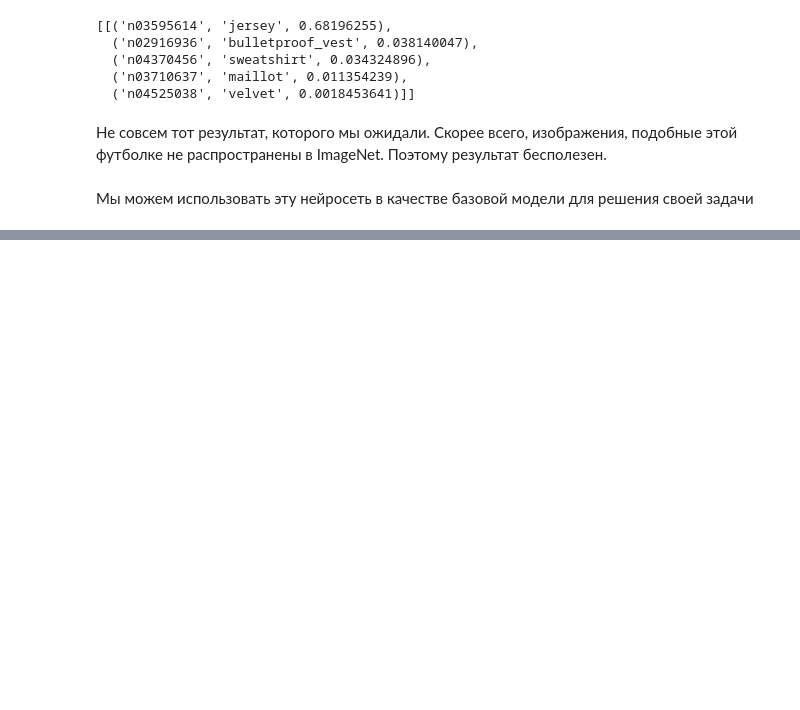
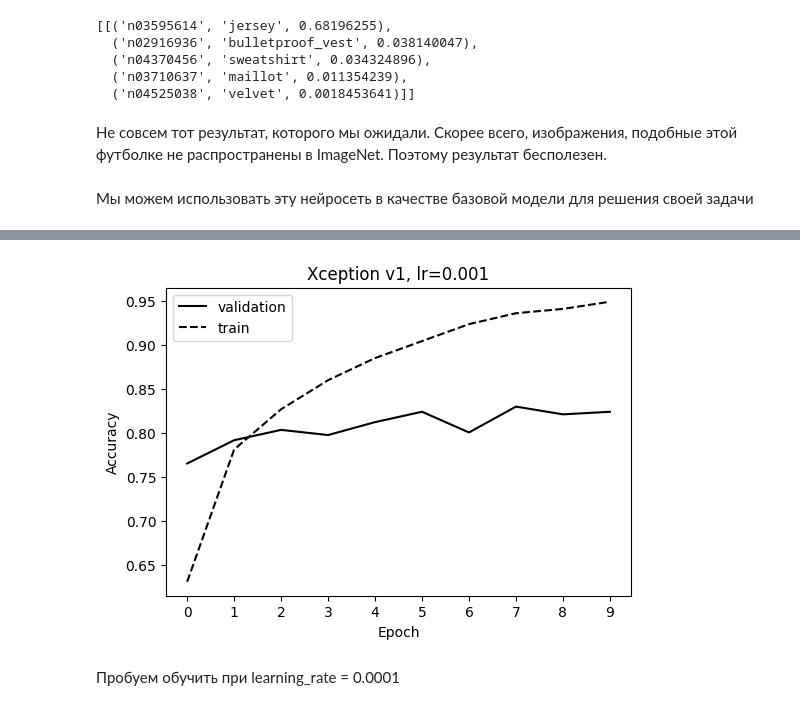
Before and after one commit to EgorSinitsyn/ML_BookCamp, a Jupyter notebook: [7] Neural_Nets/chapter-07-clothing.ipynb, the cells around one changed output, grey strips where cells are left out. Drawn from its saved outputs; the diff is of its cells as text; code cells hidden in the pictures; blank space fills up the shorter version.

```diff
--- a/[7] Neural_Nets/chapter-07-clothing.ipynb
+++ b/[7] Neural_Nets/chapter-07-clothing.ipynb
@@ -132,0 +127,4 @@ decode_predictions(pred)
+# %%
+# Для экономии времени воспользуемся более мелким форматом
+image_size = (150, 150)
+batch_size = 32
@@ -132,0 +276,3 @@ decode_predictions(pred)
+# %%
+model = make_model(learning_rate=0.001)
+history_0_001 = model.fit(train_ds, epochs=10, validation_data=val_ds)
@@ -132,0 +300,28 @@ decode_predictions(pred)
+# %%
+# Отрисовываем:
+
+plt.figure(figsize=(6, 4))
+
+epochs = history_0_001.epoch
+val = history_0_001.history['val_accuracy']
+train = history_0_001.history['accuracy']
+
+plt.plot(epochs, val, color='black', linestyle='solid', label='validation')
+plt.plot(epochs, train, color='black', linestyle='dashed', label='train')
+
+plt.title('Xception v1, lr=0.001')
+plt.xlabel('Epoch')
+plt.ylabel('Accuracy')
+
+plt.xticks(epochs)
+
+plt.legend()
+
+
+# plt.savefig('xception_v1_0_001.svg')
+
+plt.show()
+# %% [output]
+[figure, added]
+# %% [markdown]
+Пробуем обучить при learning_rate = 0.0001
```
Also changed, not shown: parts of 33 cells of this notebook.
